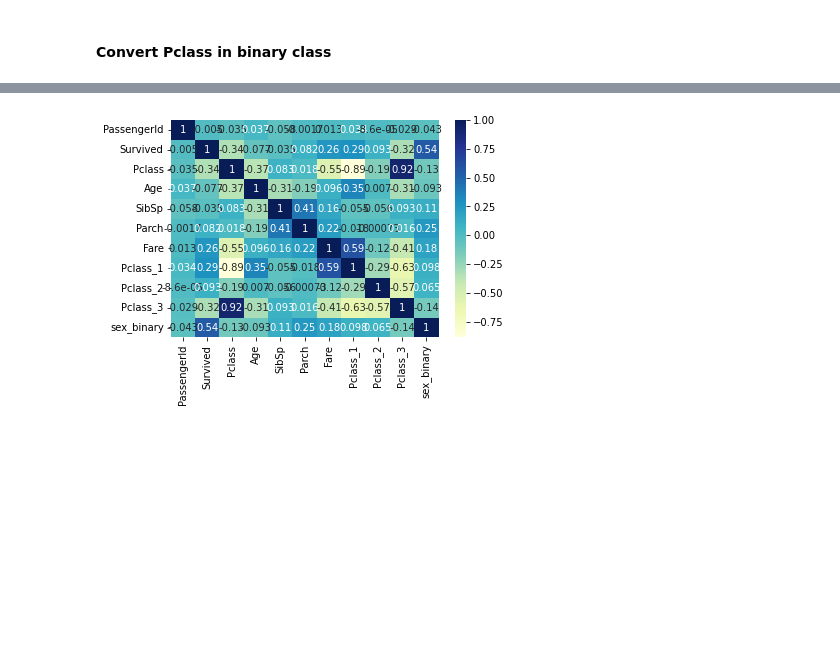
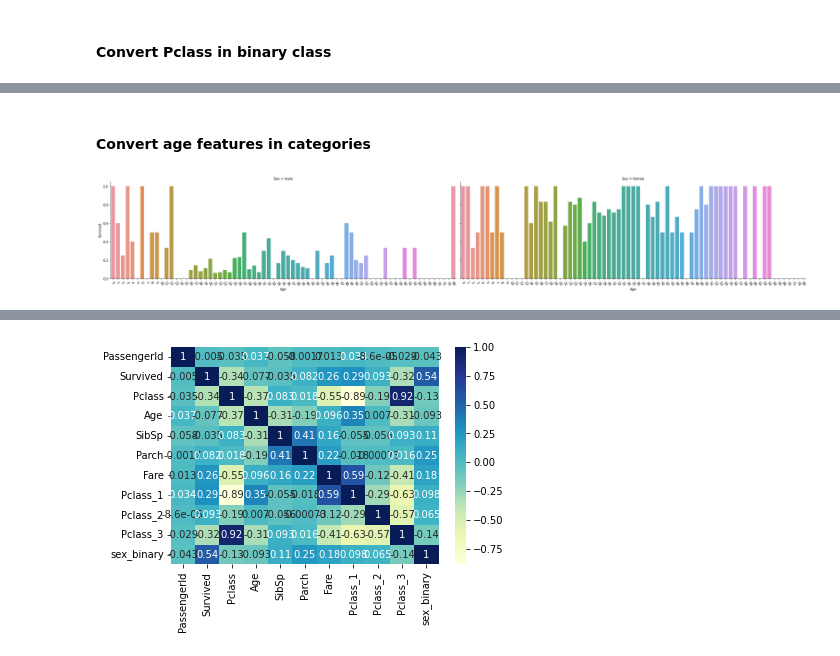
Before and after one commit to chris97425/titanic_kaggle_training, a Jupyter notebook: Notebook/data_analysis.ipynb, the cells around one changed output, grey strips where cells are left out. Drawn from its saved outputs; the diff is of its cells as text; code cells hidden in the pictures; blank space fills up the shorter version.

```diff
--- a/Notebook/data_analysis.ipynb
+++ b/Notebook/data_analysis.ipynb
@@ -114,3 +126,17 @@ titanic_df.head(2)
 |  | PassengerId | Survived | Pclass | Name | Sex | Age | SibSp | Parch | Ticket | Fare | ... |
 | 0 | 1 | 0 | 3 | Braund, Mr. Owen Harris | male | 22.0 | 1 | 0 | A/5 21171 | 7.2500 | ... |
 | 1 | 2 | 1 | 1 | Cumings, Mrs. John Bradley (Flore... | female | 38.0 | 1 | 0 | PC 17599 | 71.2833 | ... |
+# %% [markdown]
+#### Convert age features in categories
+# %%
+#Convert age in int and fill nan value with mean value of age feature
+titanic_df["Age"] = titanic_df["Age"].fillna(titanic_df["Age"].mean()).astype("int")
+# %%
+#Show the survival rate by ages and sex of the population
+ax = sns.catplot(x="Age",y="Survived",col="Sex",data=titanic_df
+    , kind="bar", ci=None, aspect=3)
+#Rotate X labels for a better readability
+for axes in ax.axes.flat:
+    _ = axes.set_xticklabels(axes.get_xticklabels(), rotation=-60)
+# %% [output]
+[figure, added]
```
Also changed, not shown: parts of 18 cells of this notebook, 2 other files.
